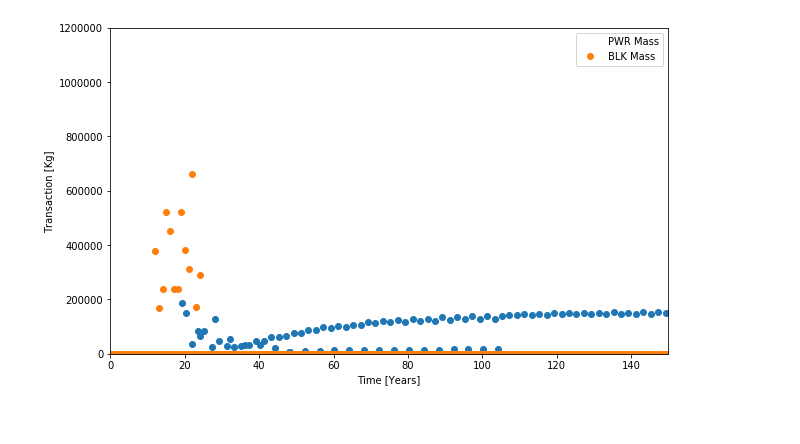
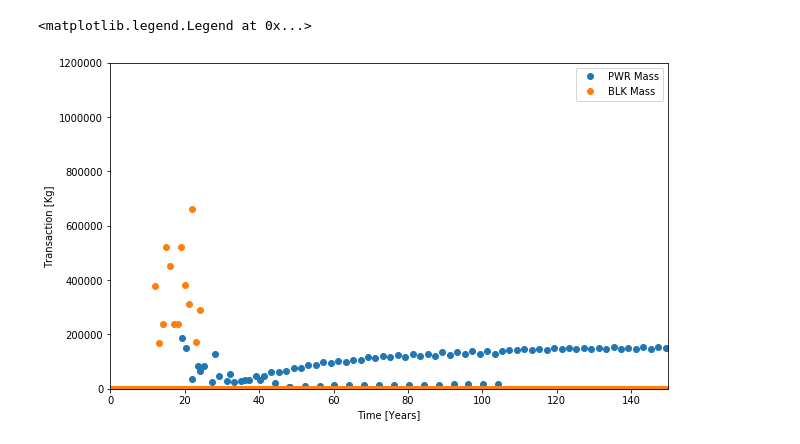
Before and after one commit to Baaaaam/EG30, a Jupyter notebook: EG30_analysis.ipynb, the cells around one changed output. Saved outputs shown, nothing was run; the diff lists cells and outputs as text; code cells hidden in the pictures.

```diff
--- a/EG30_analysis.ipynb
+++ b/EG30_analysis.ipynb
@@ -32,22 +50,21 @@ plt.savefig('trans.png', dpi=326)
 # %%
-
-
-
-FAB_pwr = com.get_transaction_timeseries(ev, receivers=['FAB'], commodities=['pwr_tru_str'] )
-FAB_blanket = com.get_transaction_timeseries(ev, receivers=['FAB'], commodities=['blk_tru_str'] )
+FAB_pwr = com.transactions(ev, receivers=['FAB'], commodities=['pwr_tru_str'] )
+FAB_blanket = com.transactions(ev, receivers=['FAB'], commodities=['blk_tru_str'] )
 # %%
 FAB_pwr_dat = pd.DataFrame({'Time': FAB_pwr.Time/12., 'PWR Mass': FAB_pwr.Mass})
 FAB_blanket_dat = pd.DataFrame({'Time': FAB_blanket.Time/12., 'BLK Mass': FAB_blanket.Mass})
 
 
 e1x = FAB_pwr_dat.plot(x='Time', y='PWR Mass', figsize=(10, 6), linestyle=' ', marker='o')
 FAB_blanket_dat.plot(x='Time', y='BLK Mass', ax=e1x, marker='o', linestyle=' ')
 
 
 
 plt.ylim([0,1200000])
 plt.xlabel('Time [Years]')
 plt.ylabel('Transaction [Kg]')
 plt.savefig('trans.png', dpi=326)
+plt.legend()
 # %% [output]
+<matplotlib.legend.Legend at 0x...>
-[figure, old version]
+[figure, new version]
```
Also changed, not shown: parts of 20 cells of this notebook, 3 other files.
